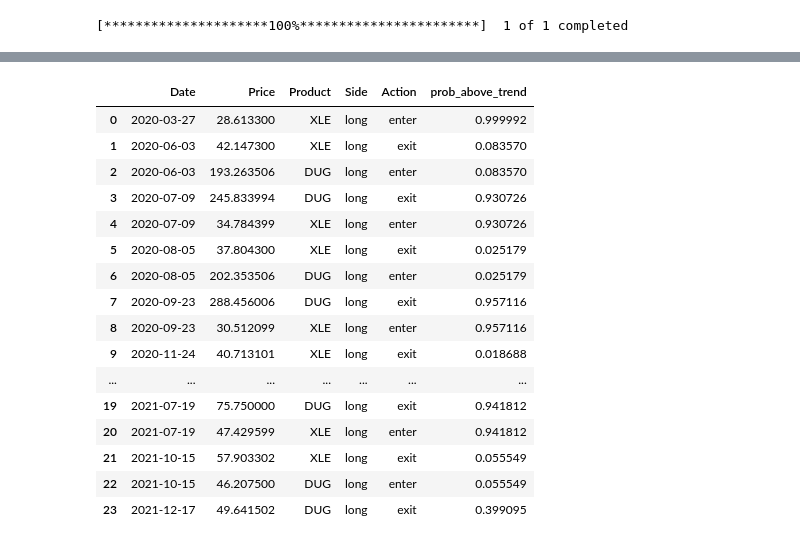
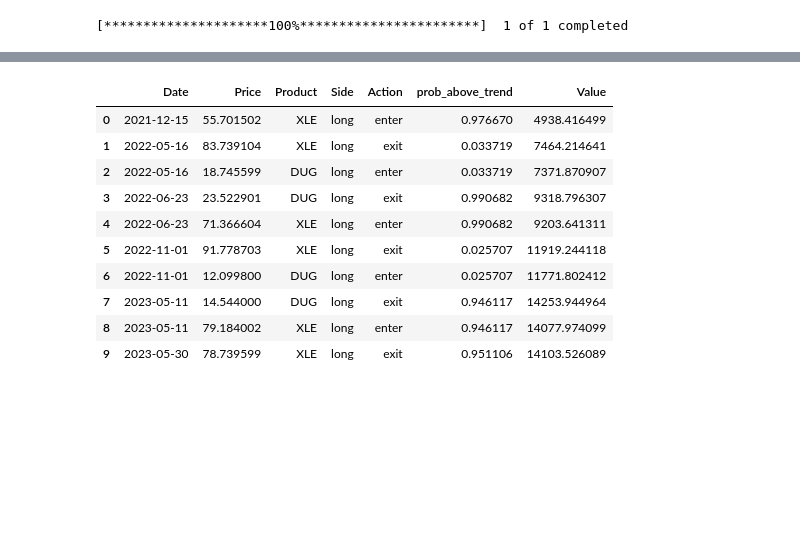
Before and after one commit to j03m/alfred, a Jupyter notebook: notebooks/back_test_visualizer.ipynb, the cells around one changed output, grey strips where cells are left out. Drawn from its saved outputs; the diff is of its cells as text; code cells hidden in the pictures; blank space fills up the shorter version.

```diff
--- a/notebooks/back_test_visualizer.ipynb
+++ b/notebooks/back_test_visualizer.ipynb
@@ -63,8 +63,8 @@ df = pd.DataFrame(ticker_obj)
 # %% [output]
 [*********************100%***********************]  1 of 1 completed
 # %%
-#ledger, df = analyze_and_graph(file, symbol, 365*4, df)
-ledger, df2 = analyze_and_graph_range(file, symbol, "03-27-2020", "12-17-2021", df)
+ledger, df2 = analyze_and_graph(file, symbol, 365*4, df)
+#ledger, df2 = analyze_and_graph_range(file, symbol, "03-27-2020", "12-17-2021", df)
 
 # Display metrics as text
 metrics = analyze_trades(ledger, symbol, period)
@@ -72,5 +72,5 @@ metrics["file"] = file
 metrics_df = metrics_to_dataframe(metrics)
 
 merged_df = ledger.merge(df2, left_on='Date', right_index=True, how='left')
-merged_df[["Date", "Price", "Product", "Side", "Action","prob_above_trend"]]
+merged_df[["Date", "Price", "Product", "Side", "Action","prob_above_trend", "Value"]]
 # %% [output]
@@ -82,18 +79,12 @@ oh boy: 2021-12-17 00:00:00
-|  | Date | Price | Product | Side | Action | prob_above_trend |
-| 0 | 2020-03-27 | 28.613300 | XLE | long | enter | 0.999992 |
-| 1 | 2020-06-03 | 42.147300 | XLE | long | exit | 0.083570 |
-| 2 | 2020-06-03 | 193.263506 | DUG | long | enter | 0.083570 |
-| 3 | 2020-07-09 | 245.833994 | DUG | long | exit | 0.930726 |
-| 4 | 2020-07-09 | 34.784399 | XLE | long | enter | 0.930726 |
-| 5 | 2020-08-05 | 37.804300 | XLE | long | exit | 0.025179 |
-| 6 | 2020-08-05 | 202.353506 | DUG | long | enter | 0.025179 |
-| 7 | 2020-09-23 | 288.456006 | DUG | long | exit | 0.957116 |
-| 8 | 2020-09-23 | 30.512099 | XLE | long | enter | 0.957116 |
-| 9 | 2020-11-24 | 40.713101 | XLE | long | exit | 0.018688 |
-| ... | ... | ... | ... | ... | ... | ... |
-| 19 | 2021-07-19 | 75.750000 | DUG | long | exit | 0.941812 |
-| 20 | 2021-07-19 | 47.429599 | XLE | long | enter | 0.941812 |
-| 21 | 2021-10-15 | 57.903302 | XLE | long | exit | 0.055549 |
-| 22 | 2021-10-15 | 46.207500 | DUG | long | enter | 0.055549 |
-| 23 | 2021-12-17 | 49.641502 | DUG | long | exit | 0.399095 |
+|  | Date | Price | Product | Side | Action | prob_above_trend | Value |
+| 0 | 2021-12-15 | 55.701502 | XLE | long | enter | 0.976670 | 4938.416499 |
+| 1 | 2022-05-16 | 83.739104 | XLE | long | exit | 0.033719 | 7464.214641 |
+| 2 | 2022-05-16 | 18.745599 | DUG | long | enter | 0.033719 | 7371.870907 |
+| 3 | 2022-06-23 | 23.522901 | DUG | long | exit | 0.990682 | 9318.796307 |
+| 4 | 2022-06-23 | 71.366604 | XLE | long | enter | 0.990682 | 9203.641311 |
+| 5 | 2022-11-01 | 91.778703 | XLE | long | exit | 0.025707 | 11919.244118 |
+| 6 | 2022-11-01 | 12.099800 | DUG | long | enter | 0.025707 | 11771.802412 |
+| 7 | 2023-05-11 | 14.544000 | DUG | long | exit | 0.946117 | 14253.944964 |
+| 8 | 2023-05-11 | 79.184002 | XLE | long | enter | 0.946117 | 14077.974099 |
+| 9 | 2023-05-30 | 78.739599 | XLE | long | exit | 0.951106 | 14103.526089 |
 # %%
```
Also changed, not shown: parts of 5 cells of this notebook, 4 other files.
